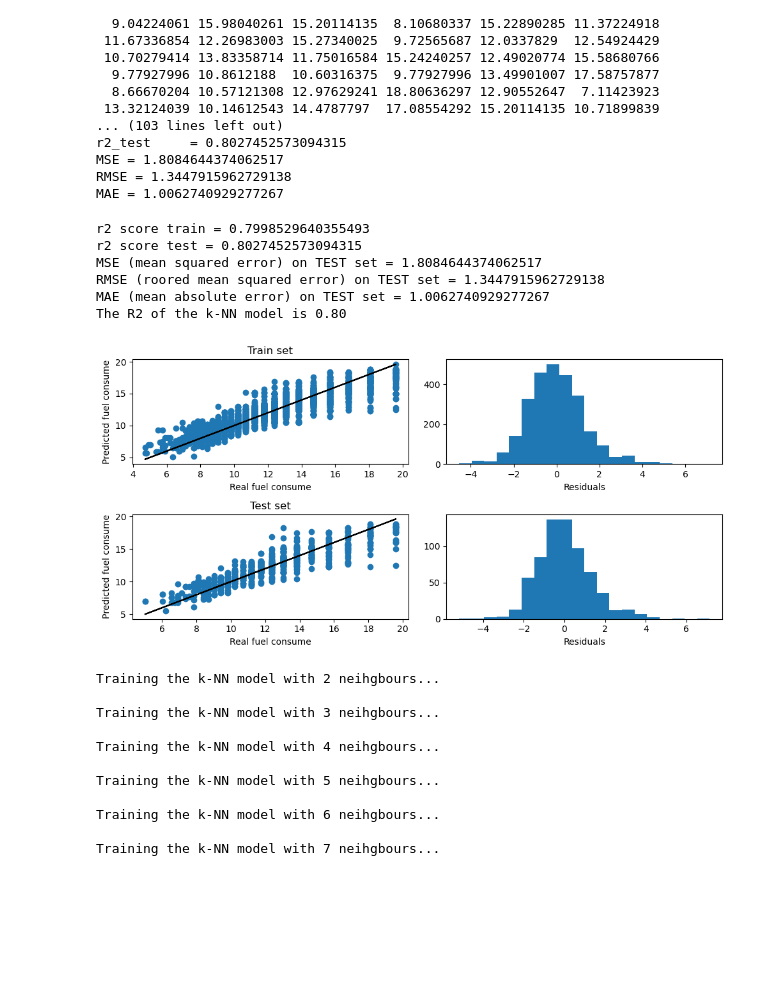
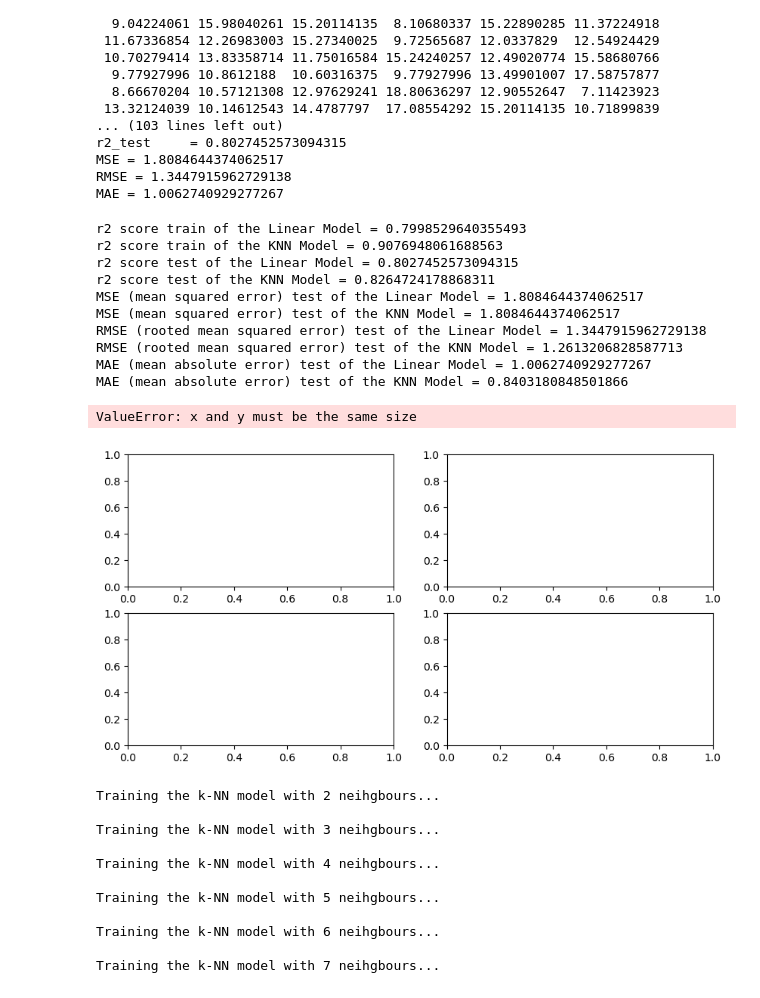
Before and after one commit to mstf53/mid-bootcamp, a Jupyter notebook: notebooks/test.ipynb, the cells around one changed output. Cells and saved outputs as stored; diff of their text form; code cells hidden in the pictures; blank space fills up the shorter version.

```diff
--- a/test.ipynb
+++ b/notebooks/test.ipynb
@@ -1227,14 +1262,18 @@ def buildModel(X, y, test_size, random_state, neigh_value, log=False):
 # %%
-y_pred_test, y_pred_train, y_train, y_test, model = buildModel(X, y, 0.2, 100, 3, log=False)
+y_pred_train_lm, y_pred_train_knn, y_pred_test_lm, y_pred_test_knn, y_train, y_test, lm, knn = buildModel(X, y, 0.2, 100, 7, log=False)
 # %% [output]
-r2 score train = 0.7998529640355493
-r2 score test = 0.8027452573094315
-MSE (mean squared error) on TEST set = 1.8084644374062517
-RMSE (roored mean squared error) on TEST set = 1.3447915962729138
-MAE (mean absolute error) on TEST set = 1.0062740929277267
-The R2 of the k-NN model is 0.80
+r2 score train of the Linear Model = 0.7998529640355493
+r2 score train of the KNN Model = 0.9076948061688563
+r2 score test of the Linear Model = 0.8027452573094315
+r2 score test of the KNN Model = 0.8264724178868311
+MSE (mean squared error) test of the Linear Model = 1.8084644374062517
+MSE (mean squared error) test of the KNN Model = 1.8084644374062517
+RMSE (rooted mean squared error) test of the Linear Model = 1.3447915962729138
+RMSE (rooted mean squared error) test of the KNN Model = 1.2613206828587713
+MAE (mean absolute error) test of the Linear Model = 1.0062740929277267
+MAE (mean absolute error) test of the KNN Model = 0.8403180848501866
 # %%
-def plot_results(y_train, y_pred_train, y_test, y_pred_test):
+def plot_results(y_train, y_pred_train_lm, y_pred_train_knn, y_test, y_pred_test_lm, y_pred_test_knn):
     '''
     Function to plot sctatterplots of real values against predicted ones. It also
     plots a histogram of the residuals
@@ -1250,26 +1289,33 @@ def plot_results(y_train, y_pred_train, y_test, y_pred_test):
     '''
 
     fig, ax = plt.subplots(2,2,figsize=(10,5))
-    ax[0,0].scatter(x=y_train, y=y_pred_train)
+    ax[0,0].scatter(x=y_train, y=y_pred_train_lm)
     ax[0,0].set_xlabel("Real fuel consume")
-    ax[0,0].set_ylabel("Predicted fuel consume")
+    ax[0,0].set_ylabel("Predicted fuel consume LR")
     ax[0,0].plot(y_train,y_train, color="black")
     ax[0,0].set_title("Train set")
-    ax[1,0].scatter(x=y_test, y=y_pred_test)
+    ax[1,0].scatter(x=y_test, y=y_pred_test_lm)
     ax[1,0].plot(y_test,y_test, color="black")
     ax[1,0].set_xlabel("Real fuel consume")
-    ax[1,0].set_ylabel("Predicted fuel consume")
+    ax[1,0].set_ylabel("Predicted fuel consume LR")
     ax[1,0].set_title("Test set")
-    ax[0,1].hist(y_train-y_pred_train, bins=20)
-    ax[0,1].set_xlabel("Residuals")
-    ax[1,1].hist(y_test-y_pred_test, bins=20)
-    ax[1,1].set_xlabel("Residuals")
+    ax[0,1].scatter(x=y_train, y=y_pred_train_knn)
+    ax[0,1].set_xlabel("Real fuel consume")
+    ax[0,1].set_ylabel("Predicted fuel consume KNN")
+    ax[0,1].plot(y_train,y_train, color="black")
+    ax[0,1].set_title("Train set")
+    ax[1,1].scatter(x=y_test, y=y_pred_test_knn)
+    ax[1,1].plot(y_test,y_test, color="black")
+    ax[1,1].set_xlabel("Real fuel consume")
+    ax[1,1].set_ylabel("Predicted fuel consume KNN")
+    ax[1,1].set_title("Test set")
     plt.tight_layout()
     plt.show()
 # %%
-plot_results(y_train, y_pred_train, y_test, y_pred_test)
+plot_results(y_train, y_pred_train_lm, y_pred_train_knn, y_test, y_pred_test_lm, y_pred_test_knn)
 # %% [output]
+ValueError: x and y must be the same size
-[figure, old version]
+[figure, new version]
 # %%
 from sklearn.neighbors import KNeighborsRegressor
 knn_models = []
```
Also changed, not shown: parts of 6 cells of this notebook, 18 other files.
